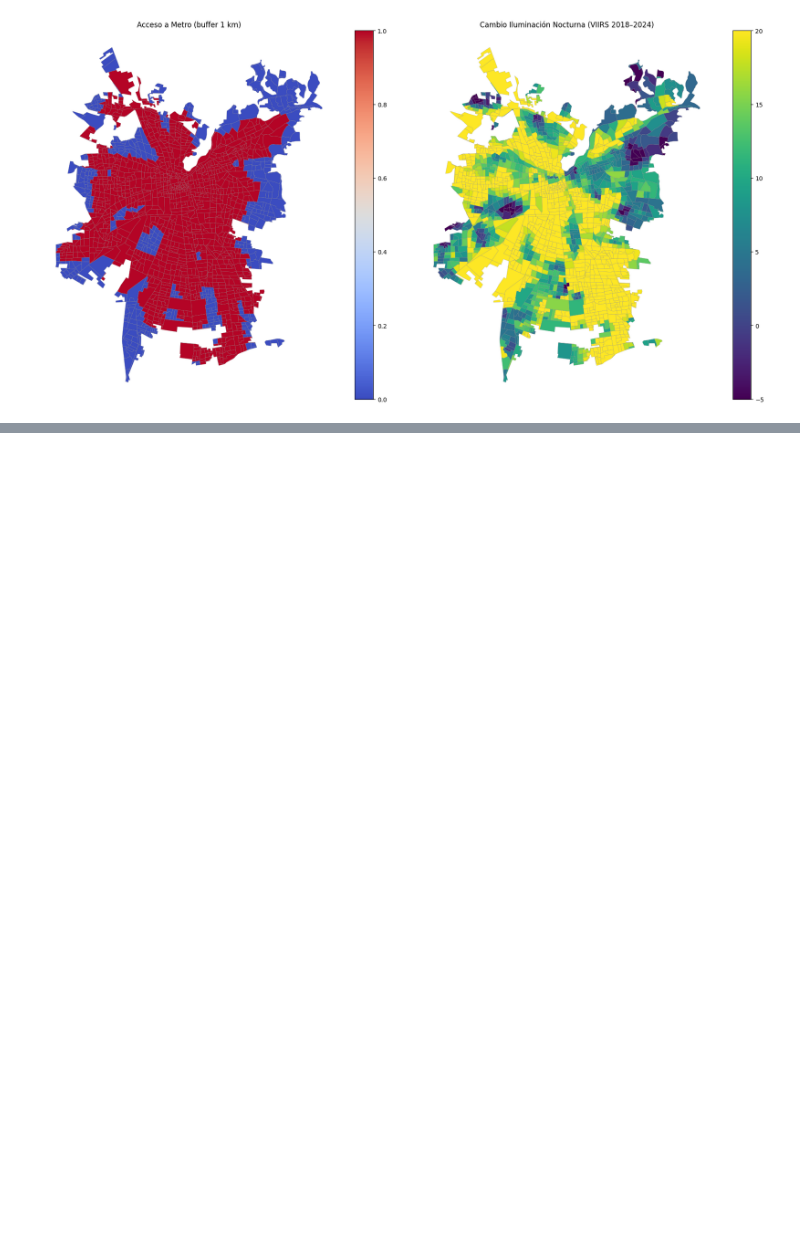
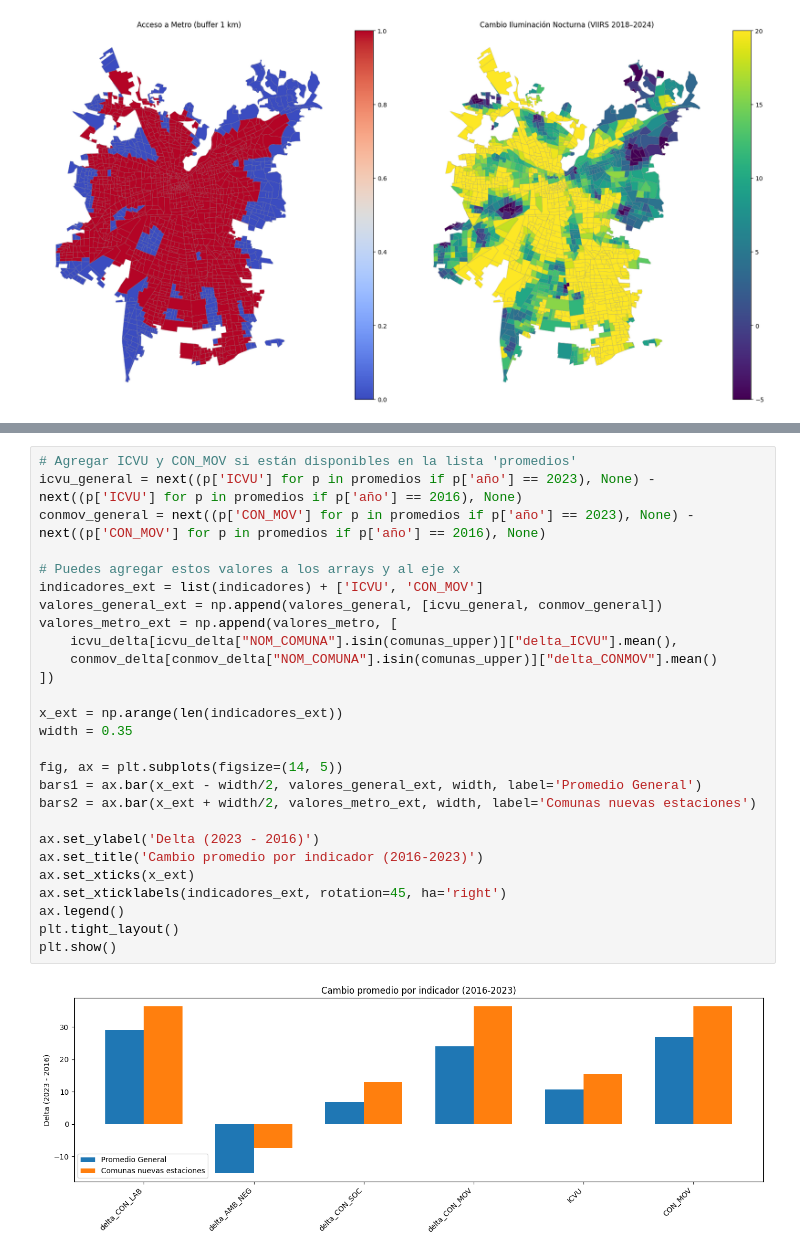
Before and after one commit to fchiapped/Proyecto-Geoespaciales, a Jupyter notebook: Proyecto_2.ipynb, the cells around one changed output, grey strips where cells are left out. Cells and saved outputs as stored; diff of their text form; blank space fills up the shorter version.

```diff
--- a/Proyecto_2.ipynb
+++ b/Proyecto_2.ipynb
@@ -689,0 +903,29 @@ plt.show()
+# %%
+# Agregar ICVU y CON_MOV si están disponibles en la lista 'promedios'
+icvu_general = next((p['ICVU'] for p in promedios if p['año'] == 2023), None) - next((p['ICVU'] for p in promedios if p['año'] == 2016), None)
+conmov_general = next((p['CON_MOV'] for p in promedios if p['año'] == 2023), None) - next((p['CON_MOV'] for p in promedios if p['año'] == 2016), None)
+
+# Puedes agregar estos valores a los arrays y al eje x
+indicadores_ext = list(indicadores) + ['ICVU', 'CON_MOV']
+valores_general_ext = np.append(valores_general, [icvu_general, conmov_general])
+valores_metro_ext = np.append(valores_metro, [
+    icvu_delta[icvu_delta["NOM_COMUNA"].isin(comunas_upper)]["delta_ICVU"].mean(),
+    conmov_delta[conmov_delta["NOM_COMUNA"].isin(comunas_upper)]["delta_CONMOV"].mean()
+])
+
+x_ext = np.arange(len(indicadores_ext))
+width = 0.35
+
+fig, ax = plt.subplots(figsize=(14, 5))
+bars1 = ax.bar(x_ext - width/2, valores_general_ext, width, label='Promedio General')
+bars2 = ax.bar(x_ext + width/2, valores_metro_ext, width, label='Comunas nuevas estaciones')
+
+ax.set_ylabel('Delta (2023 - 2016)')
+ax.set_title('Cambio promedio por indicador (2016-2023)')
+ax.set_xticks(x_ext)
+ax.set_xticklabels(indicadores_ext, rotation=45, ha='right')
+ax.legend()
+plt.tight_layout()
+plt.show()
+# %% [output]
+[figure, added]
```
Also changed, not shown: parts of 8 cells of this notebook, 1 other file.
